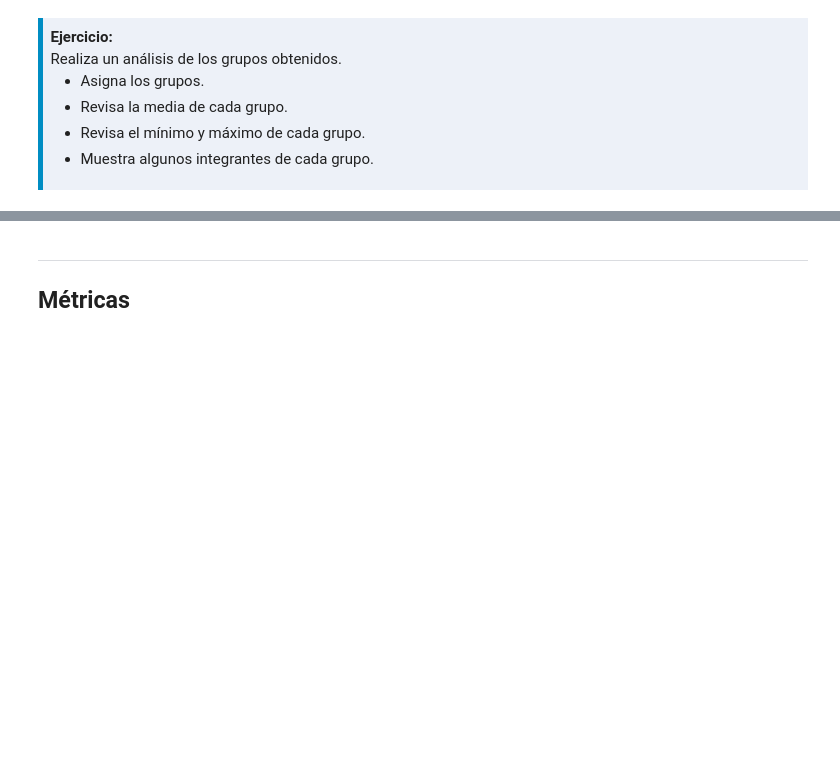
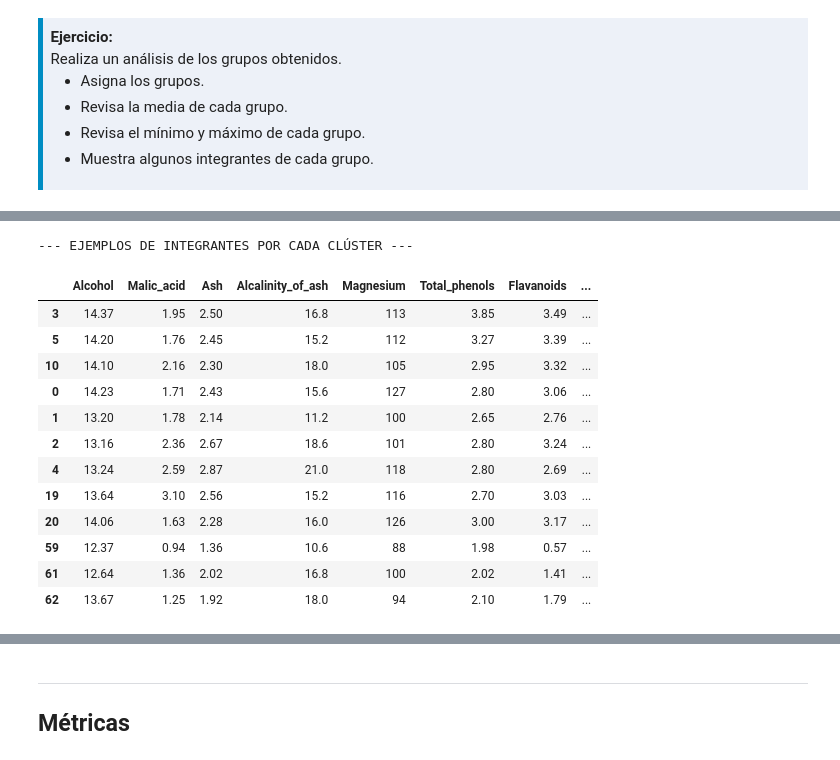
Before and after one commit to jennygn/Ejercicios, a Jupyter notebook: 02_Agrupamiento_Jerarquico.ipynb, the cells around one changed output, grey strips where cells are left out. Saved outputs shown, nothing was run; the diff lists cells and outputs as text; code cells hidden in the pictures; blank space fills up the shorter version.

```diff
--- a/02_Agrupamiento_Jerarquico.ipynb
+++ b/02_Agrupamiento_Jerarquico.ipynb
@@ -133,13 +124,3 @@ plt.show()
   <li>Muestra algunos integrantes de cada grupo.</li>
 </ul>
 </div>
-# %%
-# 1. Convertir X a DataFrame (asegúrate de que X sea tu matriz de datos escalados)
-# Si tienes los nombres de las columnas originales, úsalos en 'columns='
-X = pd.DataFrame(X)
-
-# 2. Ahora ya puedes crear la columna de Clúster
-X['Cluster'] = 'C' + pd.Series(clusters).astype(str)
-
-# 3. Revisar el resultado
-print(X.head())
@@ -198,0 +189,22 @@ print(integrantes_ejemplo.sort_values('Cluster'))
+# %%
+
+# 3. Mostrar integrantes de cada grupo (Muestra de los primeros 3)
+print("\n--- EJEMPLOS DE INTEGRANTES POR CADA CLÚSTER ---")
+# Agrupamos y tomamos los primeros registros de cada grupo
+ejemplos = X.groupby('Cluster').head(3)
+display(ejemplos.sort_values(by='Cluster'))
+# %% [output]
+--- EJEMPLOS DE INTEGRANTES POR CADA CLÚSTER ---
+|  | Alcohol | Malic_acid | Ash | Alcalinity_of_ash | Magnesium | Total_phenols | Flavanoids | ... |
+| 3 | 14.37 | 1.95 | 2.50 | 16.8 | 113 | 3.85 | 3.49 | ... |
+| 5 | 14.20 | 1.76 | 2.45 | 15.2 | 112 | 3.27 | 3.39 | ... |
+| 10 | 14.10 | 2.16 | 2.30 | 18.0 | 105 | 2.95 | 3.32 | ... |
+| 0 | 14.23 | 1.71 | 2.43 | 15.6 | 127 | 2.80 | 3.06 | ... |
+| 1 | 13.20 | 1.78 | 2.14 | 11.2 | 100 | 2.65 | 2.76 | ... |
+| 2 | 13.16 | 2.36 | 2.67 | 18.6 | 101 | 2.80 | 3.24 | ... |
+| 4 | 13.24 | 2.59 | 2.87 | 21.0 | 118 | 2.80 | 2.69 | ... |
+| 19 | 13.64 | 3.10 | 2.56 | 15.2 | 116 | 2.70 | 3.03 | ... |
+| 20 | 14.06 | 1.63 | 2.28 | 16.0 | 126 | 3.00 | 3.17 | ... |
+| 59 | 12.37 | 0.94 | 1.36 | 10.6 | 88 | 1.98 | 0.57 | ... |
+| 61 | 12.64 | 1.36 | 2.02 | 16.8 | 100 | 2.02 | 1.41 | ... |
+| 62 | 13.67 | 1.25 | 1.92 | 18.0 | 94 | 2.10 | 1.79 | ... |
```
Also changed, not shown: parts of 36 cells of this notebook.
